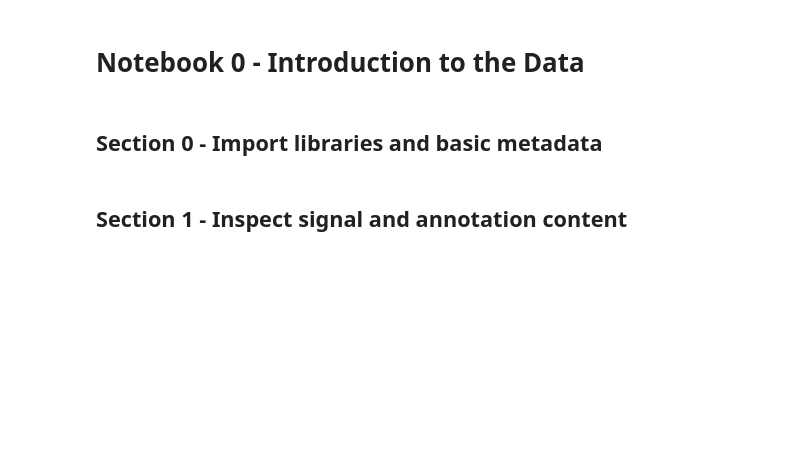
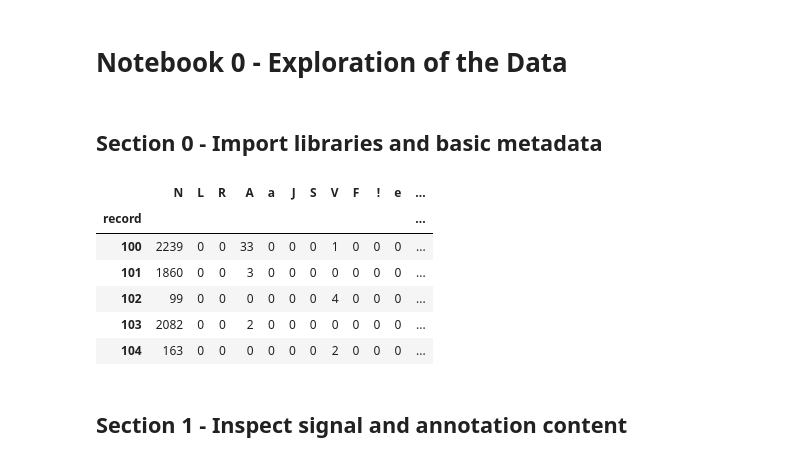
Before and after one commit to cx1111/beat-classifier, a Jupyter notebook: analysis/0-explore.ipynb, the cells around one changed output. Drawn from its saved outputs; the diff is of its cells as text; code cells hidden in the pictures; blank space fills up the shorter version.

```diff
--- a/analysis/0-explore.ipynb
+++ b/analysis/0-explore.ipynb
@@ -1,5 +1,5 @@
 # %% [markdown]
-# Notebook 0 - Introduction to the Data
+# Notebook 0 - Exploration of the Data
 # %% [markdown]
 ## Section 0 - Import libraries and basic metadata
 # %%
@@ -21,5 +21,16 @@ data_dir = os.path.join(base_dir, 'data')
 # Table of record names and the beat types they contain
 beat_table = pd.read_csv(os.path.join(data_dir, 'beat-types.csv'), dtype={'record':object})
 beat_table.set_index('record', inplace=True)
+# %%
+# View some records and their beats from the beat table
+beat_table.head()
+# %% [output]
+|  | N | L | R | A | a | J | S | V | F | ! | e | ... |
+| record |  |  |  |  |  |  |  |  |  |  |  | ... |
+| 100 | 2239 | 0 | 0 | 33 | 0 | 0 | 0 | 1 | 0 | 0 | 0 | ... |
+| 101 | 1860 | 0 | 0 | 3 | 0 | 0 | 0 | 0 | 0 | 0 | 0 | ... |
+| 102 | 99 | 0 | 0 | 0 | 0 | 0 | 0 | 4 | 0 | 0 | 0 | ... |
+| 103 | 2082 | 0 | 0 | 2 | 0 | 0 | 0 | 0 | 0 | 0 | 0 | ... |
+| 104 | 163 | 0 | 0 | 0 | 0 | 0 | 0 | 2 | 0 | 0 | 0 | ... |
 # %% [markdown]
 ## Section 1 - Inspect signal and annotation content
```
Also changed, not shown: parts of 8 cells of this notebook, 13 other files.
